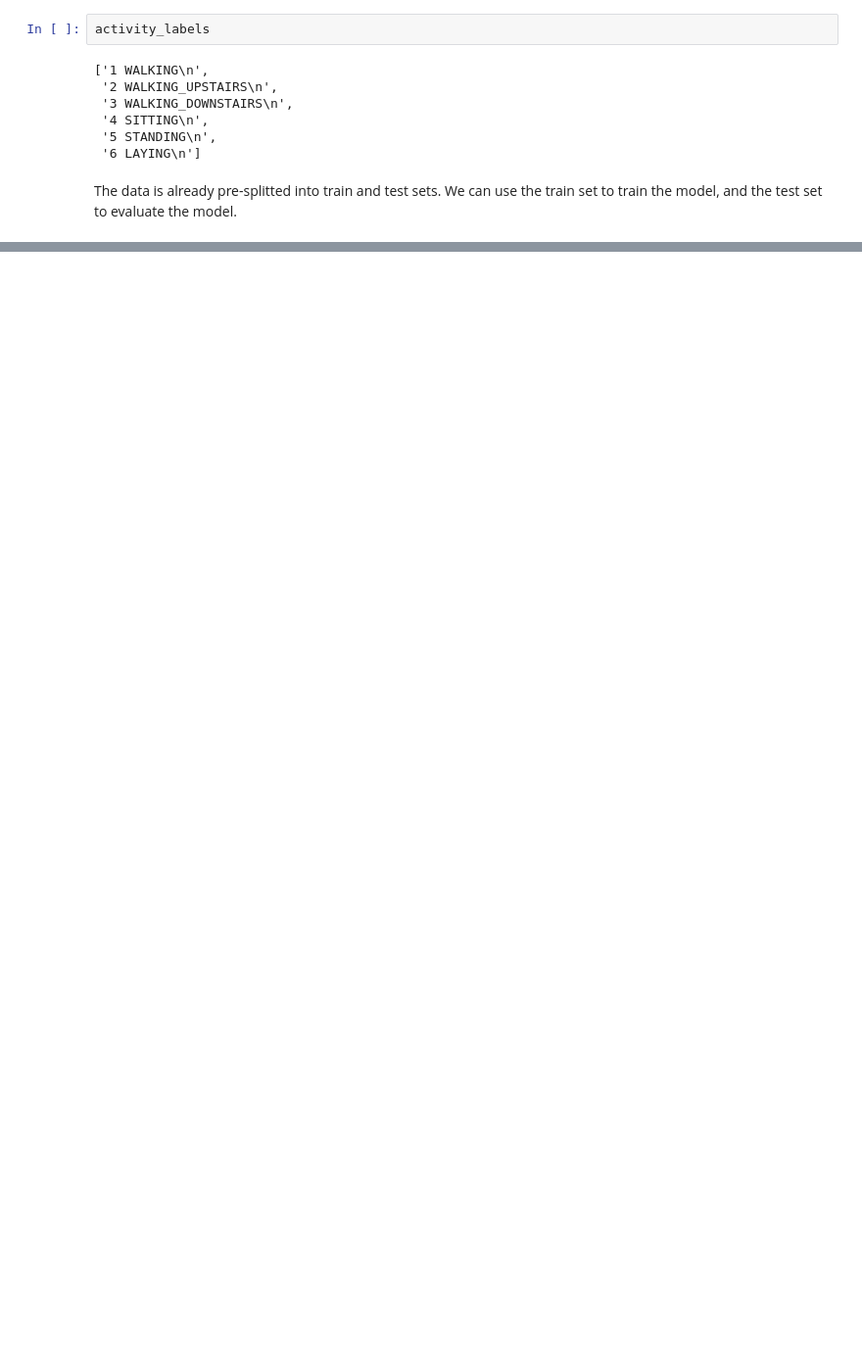
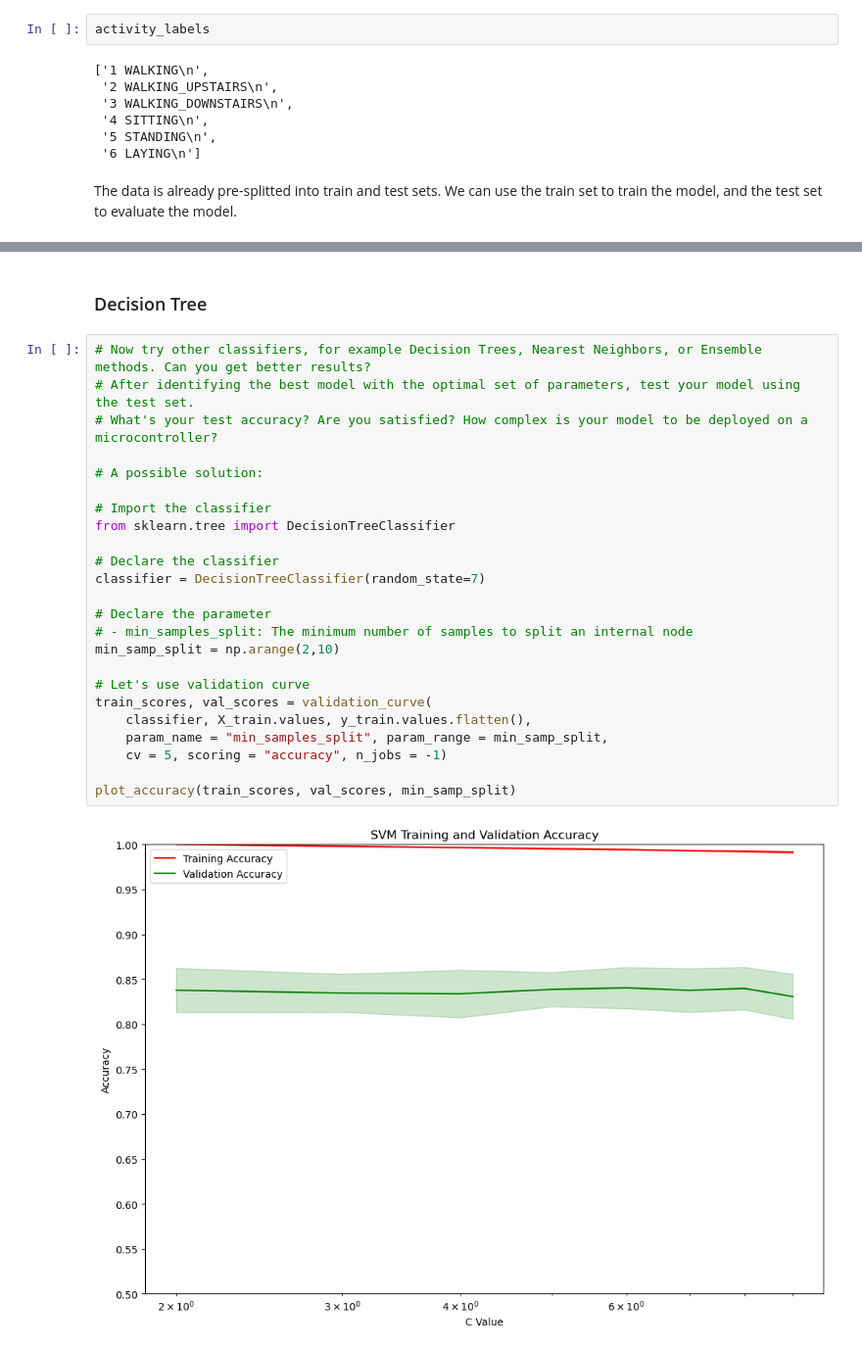
Before and after one commit to maishuji/ml-edge-build-ml-models-python, a Jupyter notebook: activity_recognition.ipynb, the cells around one changed output, grey strips where cells are left out. Shown: that part at 98% size. Cells and saved outputs as stored; diff of their text form; blank space fills up the shorter version.

```diff
--- a/activity_recognition.ipynb
+++ b/activity_recognition.ipynb
@@ -108,0 +349,28 @@ ParserError: Error tokenizing data. C error: Expected 662 fields in line 28, saw
+# %% [markdown]
+### Decision Tree
+# %%
+# Now try other classifiers, for example Decision Trees, Nearest Neighbors, or Ensemble methods. Can you get better results?
+# After identifying the best model with the optimal set of parameters, test your model using the test set.
+# What's your test accuracy? Are you satisfied? How complex is your model to be deployed on a microcontroller?
+
+# A possible solution:
+
+# Import the classifier
+from sklearn.tree import DecisionTreeClassifier
+
+# Declare the classifier
+classifier = DecisionTreeClassifier(random_state=7)
+
+# Declare the parameter
+# - min_samples_split: The minimum number of samples to split an internal node
+min_samp_split = np.arange(2,10)
+
+# Let's use validation curve
+train_scores, val_scores = validation_curve(
+    classifier, X_train.values, y_train.values.flatten(),
+    param_name = "min_samples_split", param_range = min_samp_split,
+    cv = 5, scoring = "accuracy", n_jobs = -1)
+
+plot_accuracy(train_scores, val_scores, min_samp_split)
+# %% [output]
+[figure, added]
```
Also changed, not shown: parts of 30 cells of this notebook.
